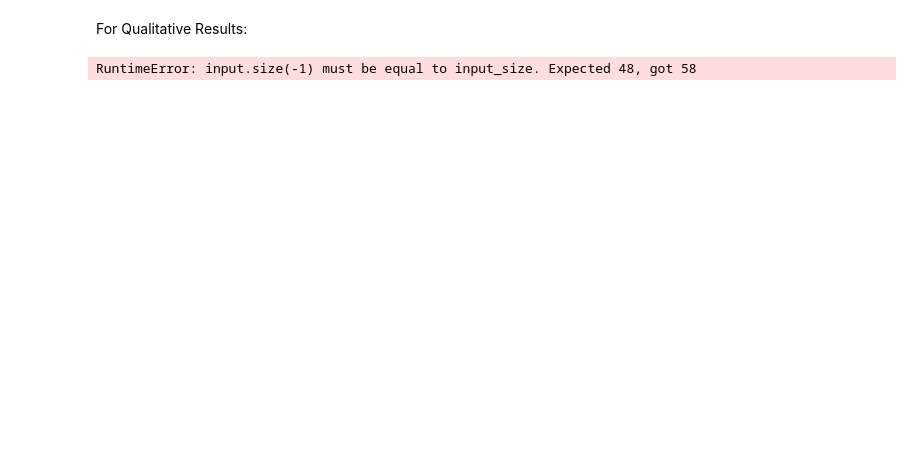
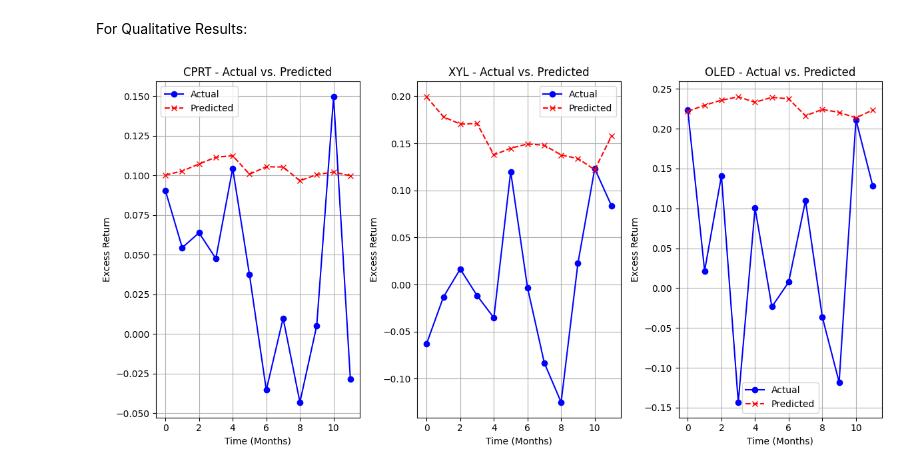
Before and after one commit to RainWoo1/LSTM-Stock-Portfolio-Curation, a Jupyter notebook: Final.ipynb, the cells around one changed output. Saved outputs shown, nothing was run; the diff lists cells and outputs as text; code cells hidden in the pictures; blank space fills up the shorter version.

```diff
--- a/Final.ipynb
+++ b/Final.ipynb
@@ -531,5 +1262,14 @@ Test R² Score: -0.2380
 # %% [markdown]
 For Qualitative Results:
+# %%
+# Determine input_size using a sample company
+sample_company = company_files[0]
+df_trainval_sample, _ = load_company_data(sample_company)
+feature_columns = [col for col in df_trainval_sample.columns if col not in ["year", "month", "stock_exret"]]
+input_size = len(feature_columns)  # Now dynamically set
+
+# Initialize model with dynamic input_size
+model = EnhancedStockLSTM(input_size, hidden_size, num_layers, output_size, len(company_files), embedding_dim, dropout=0.3).to(device)
 # %%
 # Select 3 random companies
 num_companies_to_plot = 3
@@ -548,15 +1288,15 @@ for test_company in random_companies:
     all_X_test = []
     all_company_ids_test = []
 
+    feature_columns = [col for col in df_test.columns if col not in ["year", "month", "stock_exret"]]
+
     for i in range(len(df_test)):
-        # Extract features for the i-th month
-        latest_financials = df_test.iloc[i].to_dict()
-        input_df = pd.DataFrame([latest_financials], columns=FEATURE_COLUMNS)
-        input_df = input_df.drop(columns=["year", "month", ...], errors="ignore")  # Same as before
-        input_df = input_df.fillna(0)
+        # Extract relevant features
+        latest_financials = df_test.iloc[i][feature_columns].to_dict()
+        input_df = pd.DataFrame([latest_financials], columns=feature_columns)
 
-        # Convert to tensor with dtype=float32
-        input_tensor = torch.tensor(input_df.values, dtype=torch.float32).unsqueeze(0)  # (1, 1, num_features)
+        # Convert to tensor
+        input_tensor = torch.tensor(input_df.values, dtype=torch.float32).unsqueeze(0)
         all_X_test.append(input_tensor)
         all_company_ids_test.append(torch.tensor([company_id], dtype=torch.long))
 
@@ -564,31 +1304,31 @@ for test_company in random_companies:
     X_test_tensor = torch.cat(all_X_test, dim=0).to(device)
     company_test_tensor = torch.cat(all_company_ids_test, dim=0).to(device)
 
     # Get predictions (ensure model is in eval mode)
     model.eval()
     with torch.no_grad():
         predictions = model(X_test_tensor, company_test_tensor).squeeze().cpu().numpy()
 
     # Store results
     actual_returns = df_test["stock_exret"].values.astype(np.float32)  # Ensure float32
     company_results[test_company] = {
         "actual": actual_returns,
         "predicted": predictions
     }
 
 # Plotting (unchanged but ensure data is float32)
 plt.figure(figsize=(12, 6))
 for i, (company, results) in enumerate(company_results.items()):
     plt.subplot(1, num_companies_to_plot, i + 1)
     plt.plot(results["actual"], label="Actual", marker="o", linestyle="-", color="blue")
     plt.plot(results["predicted"], label="Predicted", marker="x", linestyle="--", color="red")
     plt.xlabel("Time (Months)")
     plt.ylabel("Excess Return")
     plt.title(f"{company} - Actual vs. Predicted")
     plt.legend()
     plt.grid(True)
 
 plt.tight_layout()
 plt.show()
 # %% [output]
-RuntimeError: input.size(-1) must be equal to input_size. Expected 48, got 58
+[figure, added]
```
Also changed, not shown: parts of 29 cells of this notebook.
